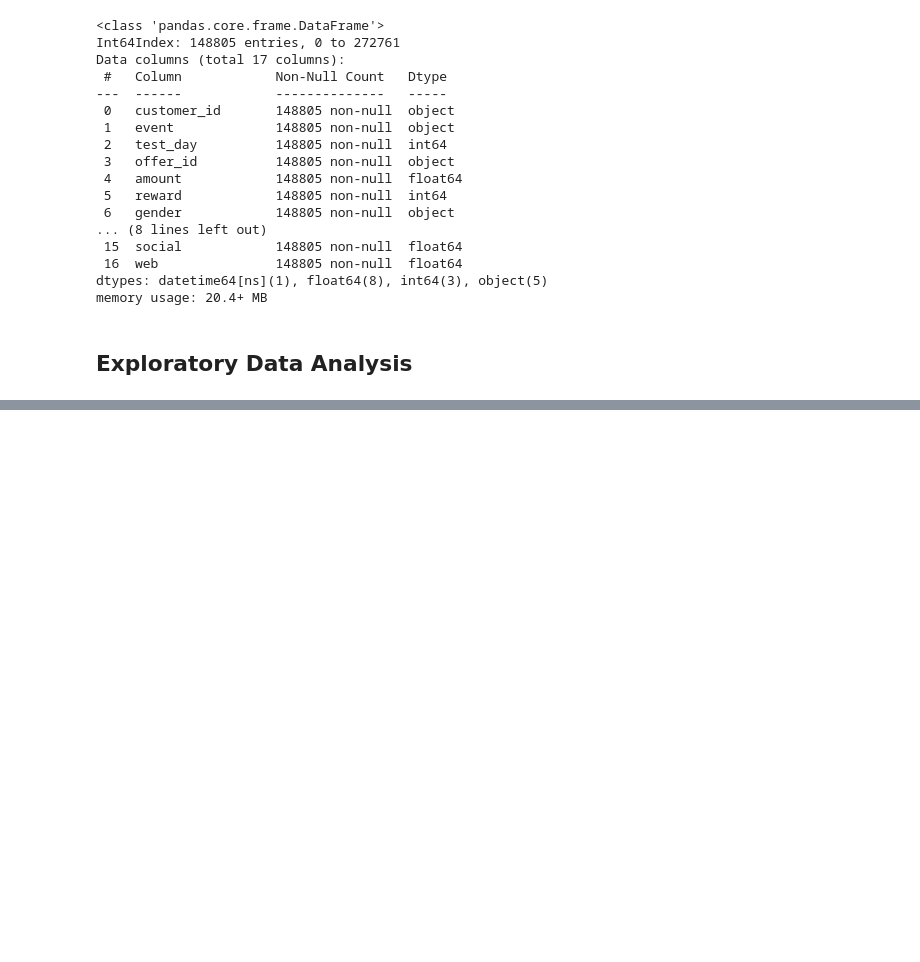
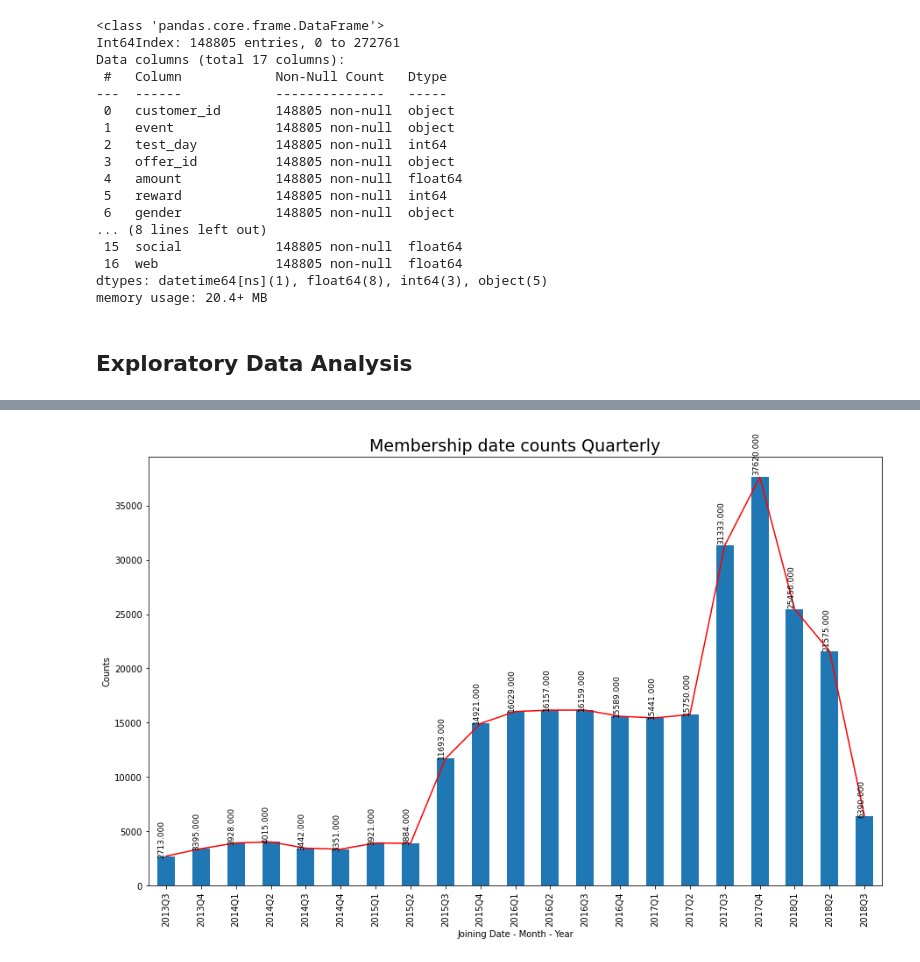
Before and after one commit to Shuniy/starbucks, a Jupyter notebook: Starbucks_Data_Analysis.ipynb, the cells around one changed output, grey strips where cells are left out. Cells and saved outputs as stored; diff of their text form; code cells hidden in the pictures; blank space fills up the shorter version.

```diff
--- a/Starbucks_Data_Analysis.ipynb
+++ b/Starbucks_Data_Analysis.ipynb
@@ -181,0 +263,3 @@ memory usage: 20.4+ MB
+# %%
+membership_quarterly = data.groupby(data['became_member_on'].dt.to_period('Q'))['customer_id'].count()
+membership_quarterly
@@ -181,0 +284,5 @@ memory usage: 20.4+ MB
+# %%
+ax = annoated_barplot(data = membership_quarterly, title = 'Membership date counts Quarterly', xlabel = 'Joining Date - Month - Year', ylabel = 'Counts', figsize = (15, 9));
+ax.plot(membership_quarterly.values, color = 'red');
+# %% [output]
+[figure, added]
```
Also changed, not shown: parts of 18 cells of this notebook, 7 other files.
